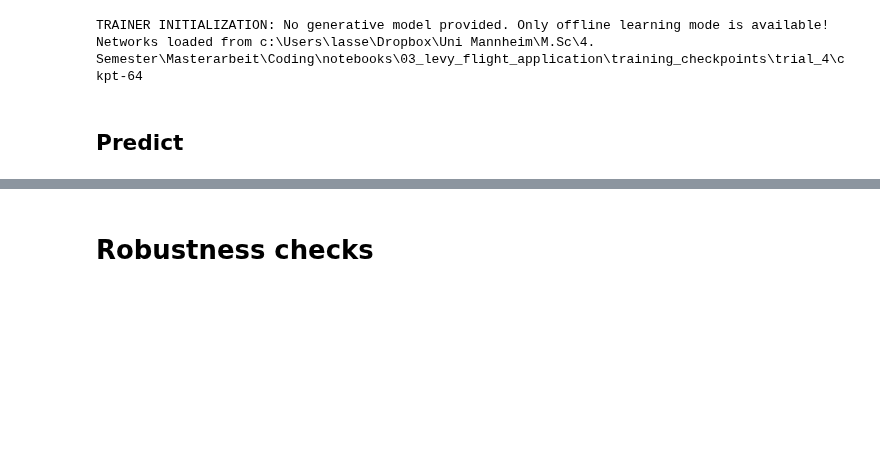
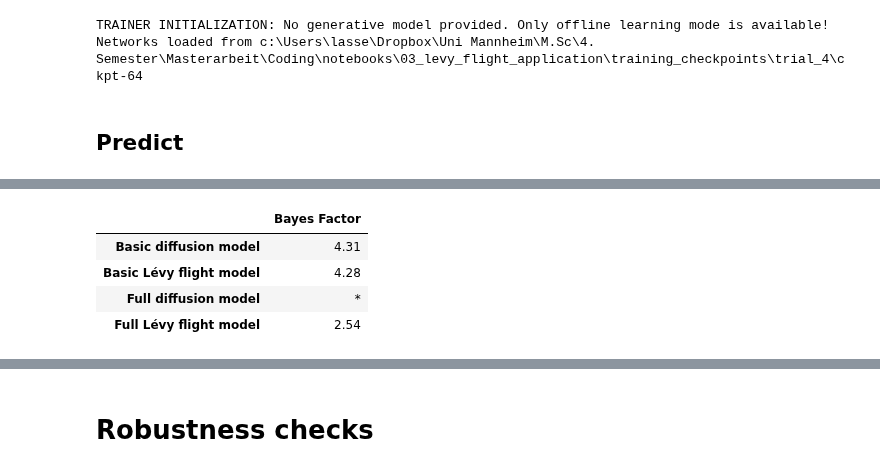
Before and after one commit to elseml/DeepHierarchicalModelComparison, a Jupyter notebook: notebooks/03_levy_flight_application/05_apply_networks.ipynb, the cells around one changed output, grey strips where cells are left out. Drawn from its saved outputs; the diff is of its cells as text; code cells hidden in the pictures; blank space fills up the shorter version.

```diff
--- a/notebooks/03_levy_flight_application/05_apply_networks.ipynb
+++ b/notebooks/03_levy_flight_application/05_apply_networks.ipynb
@@ -92,0 +137,8 @@ pd.DataFrame(bfs, index=labels, columns=labels)
+# %%
+bf_table_long
+# %% [output]
+|  | Bayes Factor |
+| Basic diffusion model | 4.31 |
+| Basic Lévy flight model | 4.28 |
+| Full diffusion model | * |
+| Full Lévy flight model | 2.54 |
```
Also changed, not shown: parts of 14 cells of this notebook, 2 other files.
